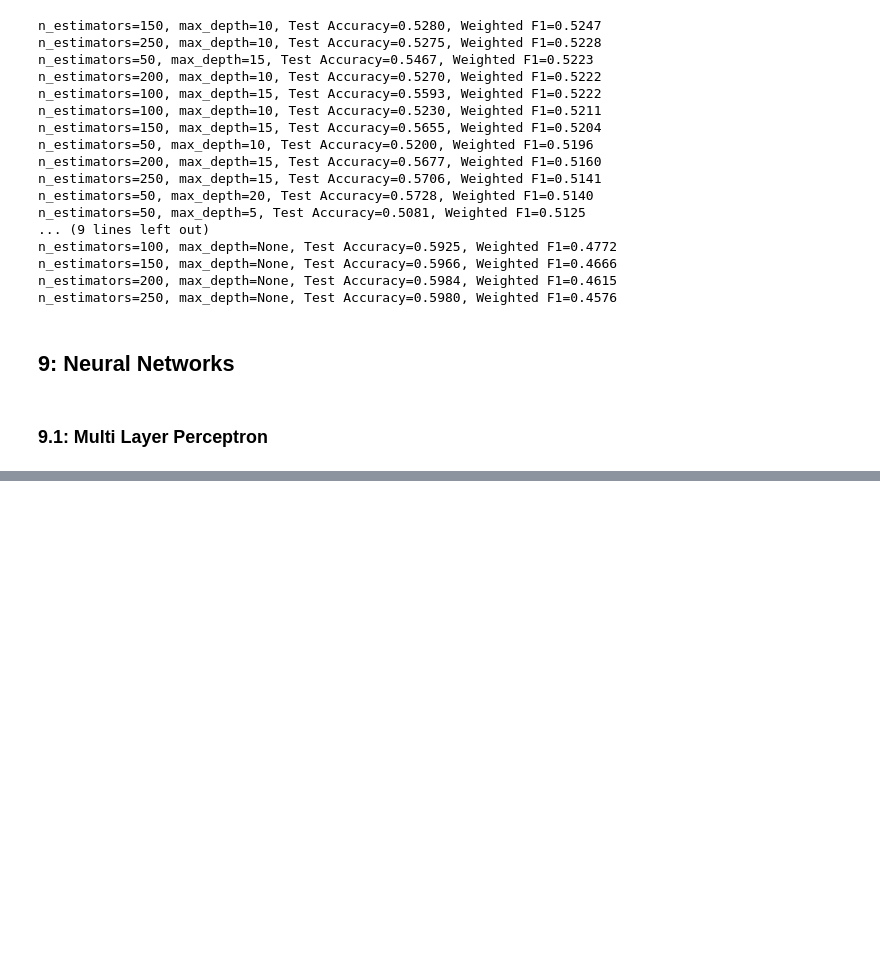
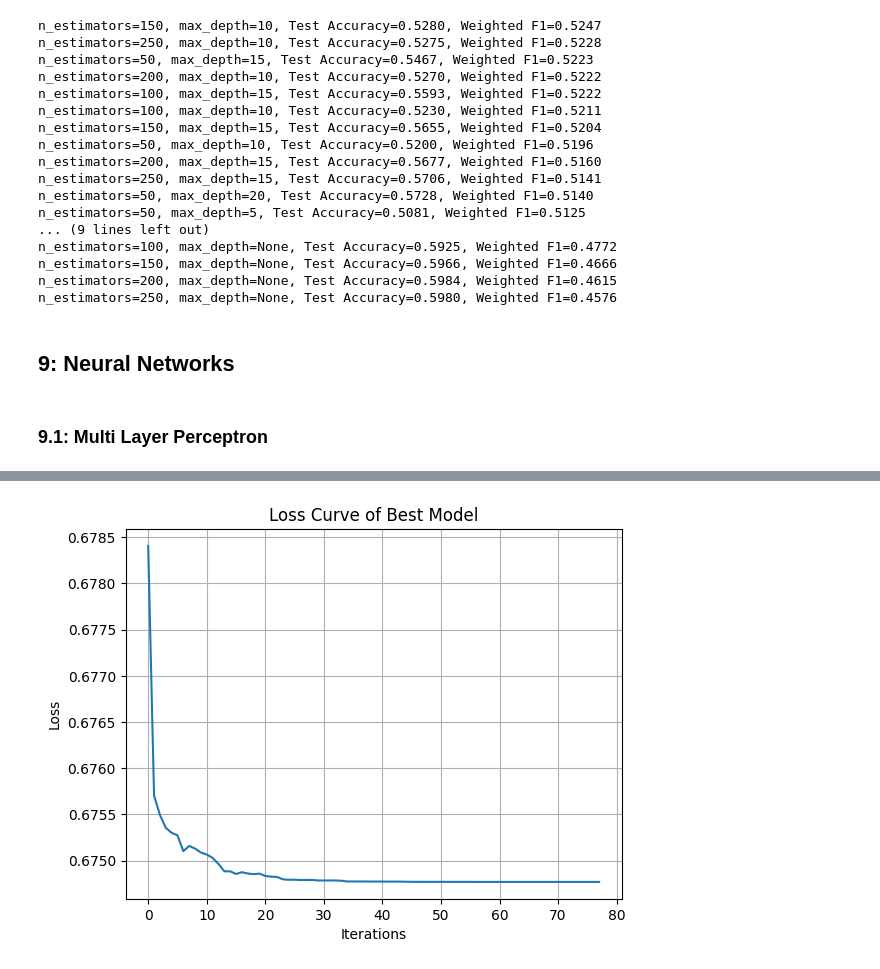
Before and after one commit to rgerc8/dm2-class-cancer, a Jupyter notebook: main.ipynb, the cells around one changed output, grey strips where cells are left out. Cells and saved outputs as stored; diff of their text form; code cells hidden in the pictures; blank space fills up the shorter version.

```diff
--- a/main.ipynb
+++ b/main.ipynb
@@ -728,8 +709,3 @@ def plot_feature_importances(model, DF):
 plot_feature_importances(grid_search.best_estimator_,X_train_mi)
 # %% [output]
 [figure]
-# %%
-modelDT = DecisionTreeClassifier(random_state=5, class_weight='balanced')
-modelDT.fit(X_train_mi, y_train)
-y_pred = modelDT.predict(X_test_mi)
-modelDT.score(X_test_mi, y_test)
@@ -993,0 +1118,11 @@ n_estimators=250, max_depth=None, Test Accuracy=0.5980, Weighted F1=0.4576
+# %%
+import matplotlib.pyplot as plt
+
+plt.plot(clf.best_estimator_.loss_curve_)
+plt.title('Loss Curve of Best Model')
+plt.xlabel('Iterations')
+plt.ylabel('Loss')
+plt.grid(True)
+plt.show()
+# %% [output]
+[figure, added]
```
Also changed, not shown: parts of 19 cells of this notebook.
